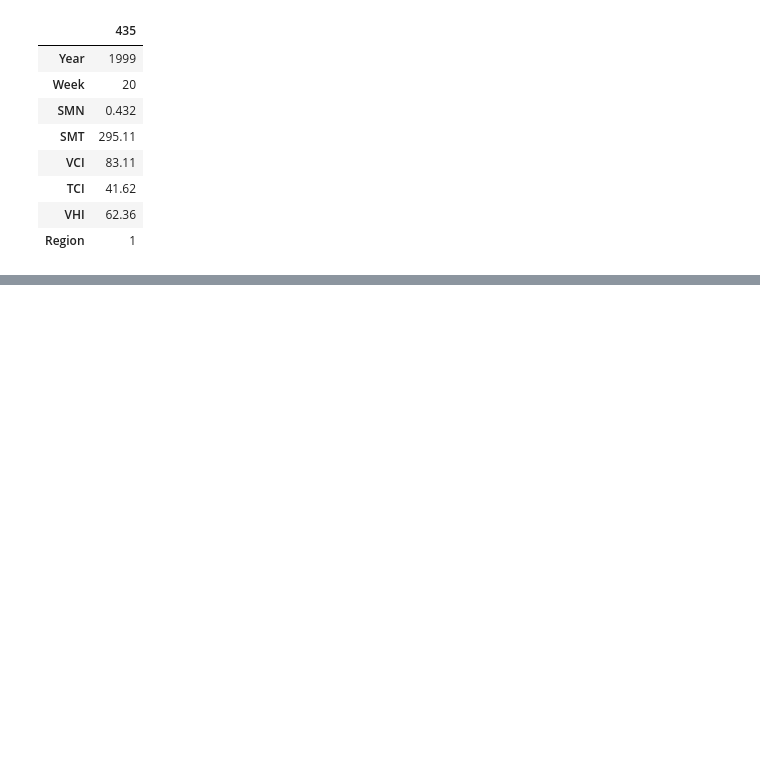
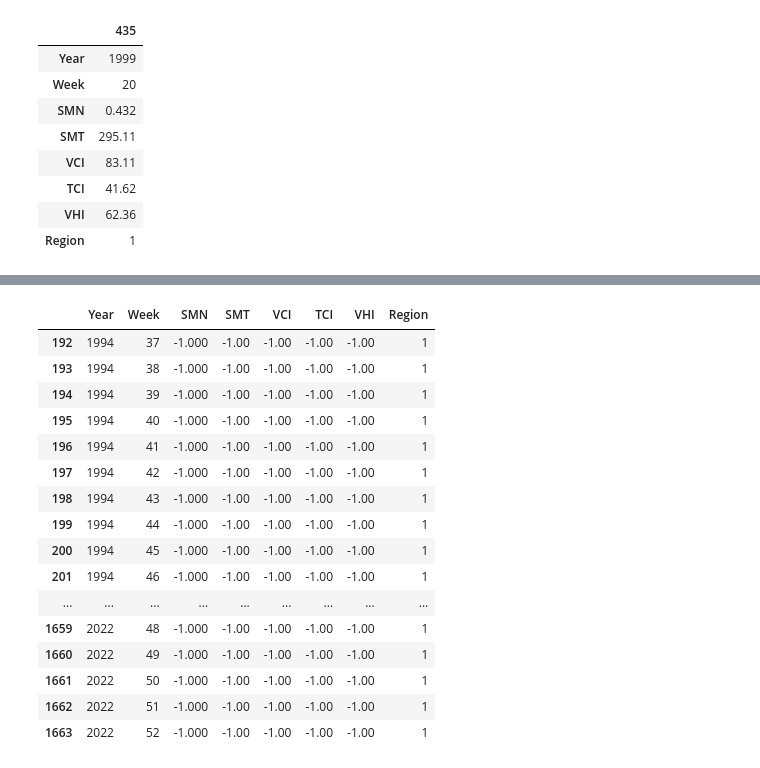
Before and after one commit to nastyabekesheva/DataScience, a Jupyter notebook: labs/lab_1.ipynb, the cells around one changed output, grey strips where cells are left out. Drawn from its saved outputs; the diff is of its cells as text; code cells hidden in the pictures; blank space fills up the shorter version.

```diff
--- a/labs/lab_1.ipynb
+++ b/labs/lab_1.ipynb
@@ -66,13 +66,13 @@ File vhi_27--10-4-2022--20:8.csv downloaded successfully
 # %%
 def load_data_to_df(index):
   columns = ['Year', 'Week', 'SMN', 'SMT', 'VCI', 'TCI', 'VHI']
-  df = pd.read_csv(f"vhi_{index}--10-4-2022--19:43.csv", names = columns)
+  df = pd.read_csv(f"vhi_{index}--10-6-2022--17:59.csv", names = columns)
   df = df.dropna()
   df.drop(index=df.index[0],
         axis=0,
         inplace=True)
   df['Region'] = np.repeat(str(index), len(df['Week']))
-
+  df["Year"][2] = "1991"
   return df
 # %%
 def merge_df(data):
@@ -123,0 +133,20 @@ pd.DataFrame.from_dict(max_vhi(df, '1999', '1'))
+# %%
+pd.DataFrame.from_dict(extreme_vhi(df, '1'))
+# %% [output]
+|  | Year | Week | SMN | SMT | VCI | TCI | VHI | Region |
+| 192 | 1994 | 37 | -1.000 | -1.00 | -1.00 | -1.00 | -1.00 | 1 |
+| 193 | 1994 | 38 | -1.000 | -1.00 | -1.00 | -1.00 | -1.00 | 1 |
+| 194 | 1994 | 39 | -1.000 | -1.00 | -1.00 | -1.00 | -1.00 | 1 |
+| 195 | 1994 | 40 | -1.000 | -1.00 | -1.00 | -1.00 | -1.00 | 1 |
+| 196 | 1994 | 41 | -1.000 | -1.00 | -1.00 | -1.00 | -1.00 | 1 |
+| 197 | 1994 | 42 | -1.000 | -1.00 | -1.00 | -1.00 | -1.00 | 1 |
+| 198 | 1994 | 43 | -1.000 | -1.00 | -1.00 | -1.00 | -1.00 | 1 |
+| 199 | 1994 | 44 | -1.000 | -1.00 | -1.00 | -1.00 | -1.00 | 1 |
+| 200 | 1994 | 45 | -1.000 | -1.00 | -1.00 | -1.00 | -1.00 | 1 |
+| 201 | 1994 | 46 | -1.000 | -1.00 | -1.00 | -1.00 | -1.00 | 1 |
+| ... | ... | ... | ... | ... | ... | ... | ... | ... |
+| 1659 | 2022 | 48 | -1.000 | -1.00 | -1.00 | -1.00 | -1.00 | 1 |
+| 1660 | 2022 | 49 | -1.000 | -1.00 | -1.00 | -1.00 | -1.00 | 1 |
+| 1661 | 2022 | 50 | -1.000 | -1.00 | -1.00 | -1.00 | -1.00 | 1 |
+| 1662 | 2022 | 51 | -1.000 | -1.00 | -1.00 | -1.00 | -1.00 | 1 |
+| 1663 | 2022 | 52 | -1.000 | -1.00 | -1.00 | -1.00 | -1.00 | 1 |
```
Also changed, not shown: parts of 4 cells of this notebook.
